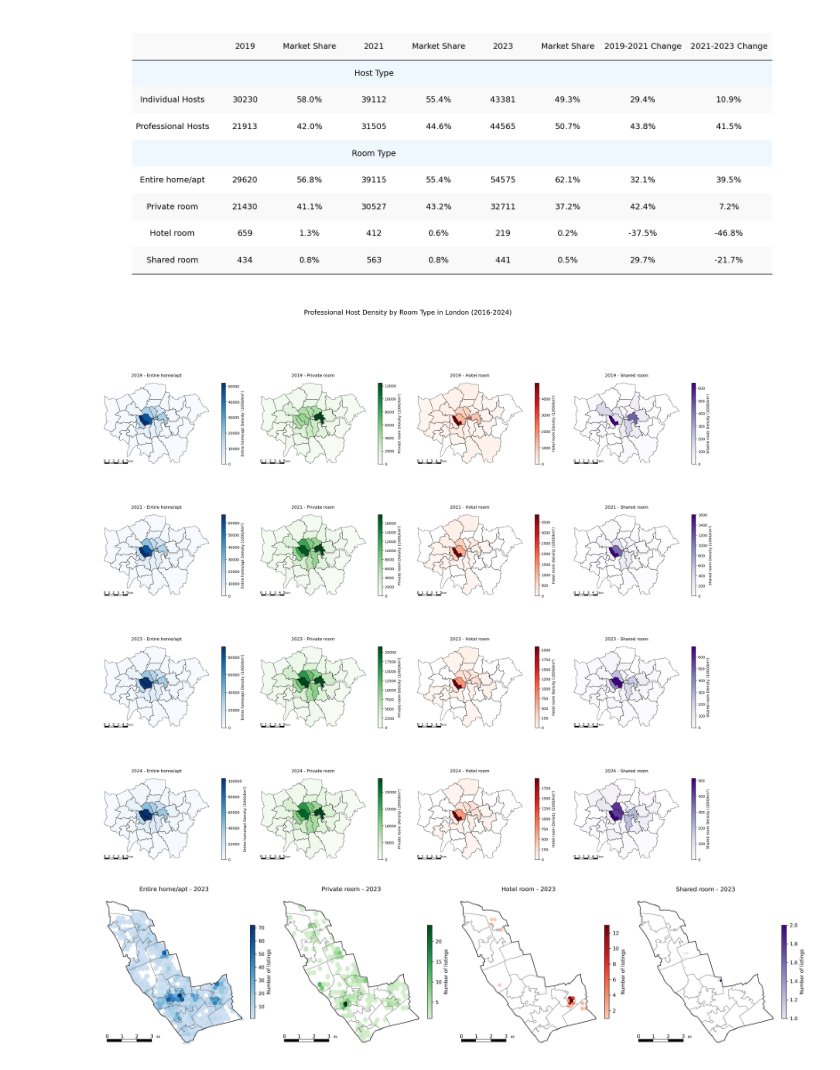
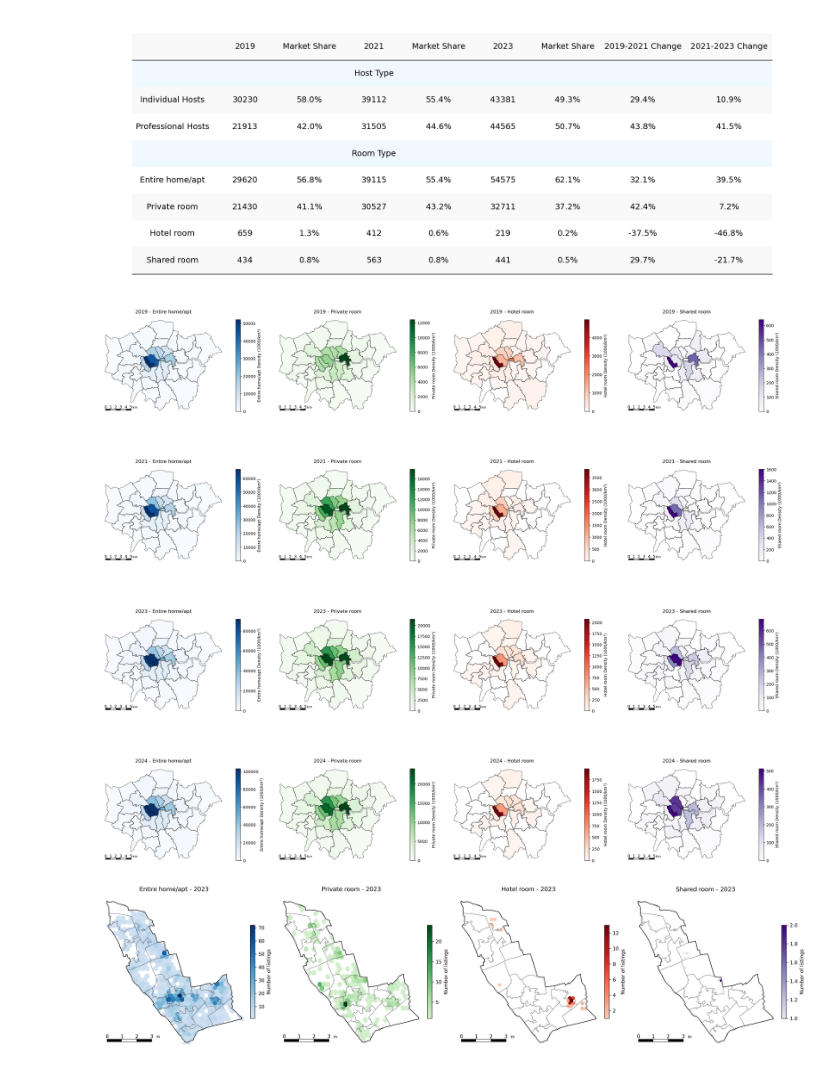
Before and after one commit to ukilay/PANA-FSDS-GROUP, a Jupyter notebook: final_code.ipynb, the cells around one changed output. Saved outputs shown, nothing was run; the diff lists cells and outputs as text; code cells hidden in the pictures.

```diff
--- a/final_code.ipynb
+++ b/final_code.ipynb
@@ -416,6 +427,7 @@ plt.show()
 # %% [output]
 [figure]
 # %%
+# Figure 2: Professional Host Density by Room Type in London (2019, 2021, 2023)
 boroughs["area_km2"] = (
     boroughs["geometry"].to_crs(epsg=3395).area / 1e6
 )  # 计算每个 Borough 的面积
@@ -493,35 +505,35 @@ def plot_combined_professional_density(
                 vmin=0,
                 vmax=subset["density"].max(),
                 missing_kwds={"color": "lightgrey", "label": "No data"},
             )
             ax.set_title(f"{year} - {room_type}", fontsize=12)
             ax.axis("off")
             add_scale_bar(
                 ax,
                 scale_bar_start=0.05,
                 scale_bar_length=0.2,
                 scale_bar_y=0.05,
                 scale_bar_thickness=600,
                 scale_unit="km",
                 labels_interval=1,
             )
 
-    # 设置整体标题
-    plt.suptitle(title, fontsize=18, y=0.95)
+    # Set overall title
+    #plt.suptitle(title, fontsize=18, y=0.95)
     plt.tight_layout(rect=[0, 0, 1, 0.92])
     plt.savefig(output_file, dpi=300)
     plt.show()
 
 
-# 绘制专业 Host 的密度分布图
+# Draw the density distribution map of professional hosts.
 plot_combined_professional_density(
     data_geo,
     years,
     room_types,
     "Professional Host Density by Room Type in London (2016-2024)",
     "combined_professional_host_density.png",
     boroughs,
 )
 # %% [output]
-[figure, old version]
+[figure, new version]
 # %%
```
Also changed, not shown: parts of 5 cells of this notebook.
